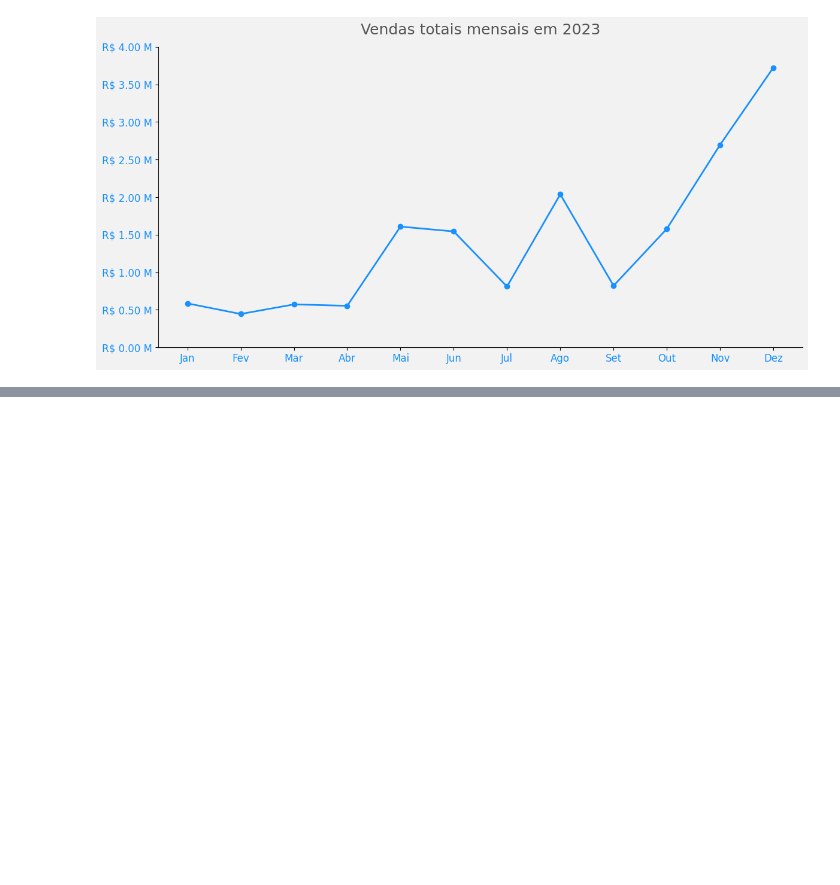
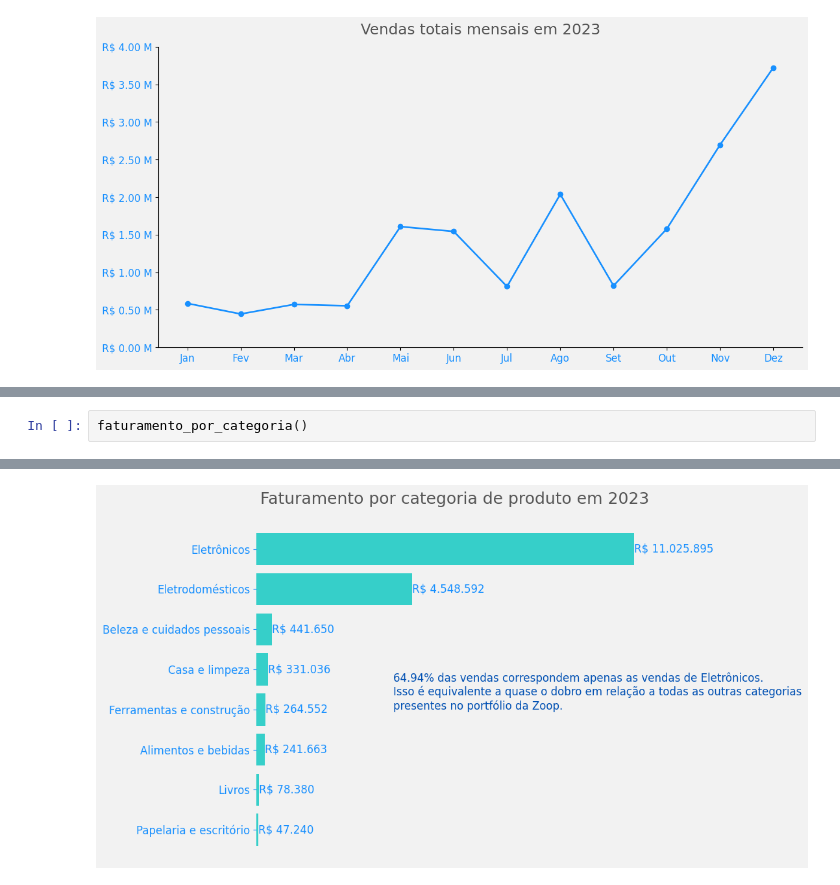
Before and after one commit to EmilyCarla/ONE_DataScience, a Jupyter notebook: VisualizacaoDeDadosComIA.ipynb, the cells around one changed output, grey strips where cells are left out. Saved outputs shown, nothing was run; the diff lists cells and outputs as text; blank space fills up the shorter version.

```diff
--- a/VisualizacaoDeDadosComIA.ipynb
+++ b/VisualizacaoDeDadosComIA.ipynb
@@ -1568,0 +1650,3 @@ plt.show()
+# %%
+faturamento_por_categoria()
+# %% [output]
@@ -1568,0 +1654 @@ plt.show()
+[figure, added]
```
Also changed, not shown: parts of 20 cells of this notebook.
